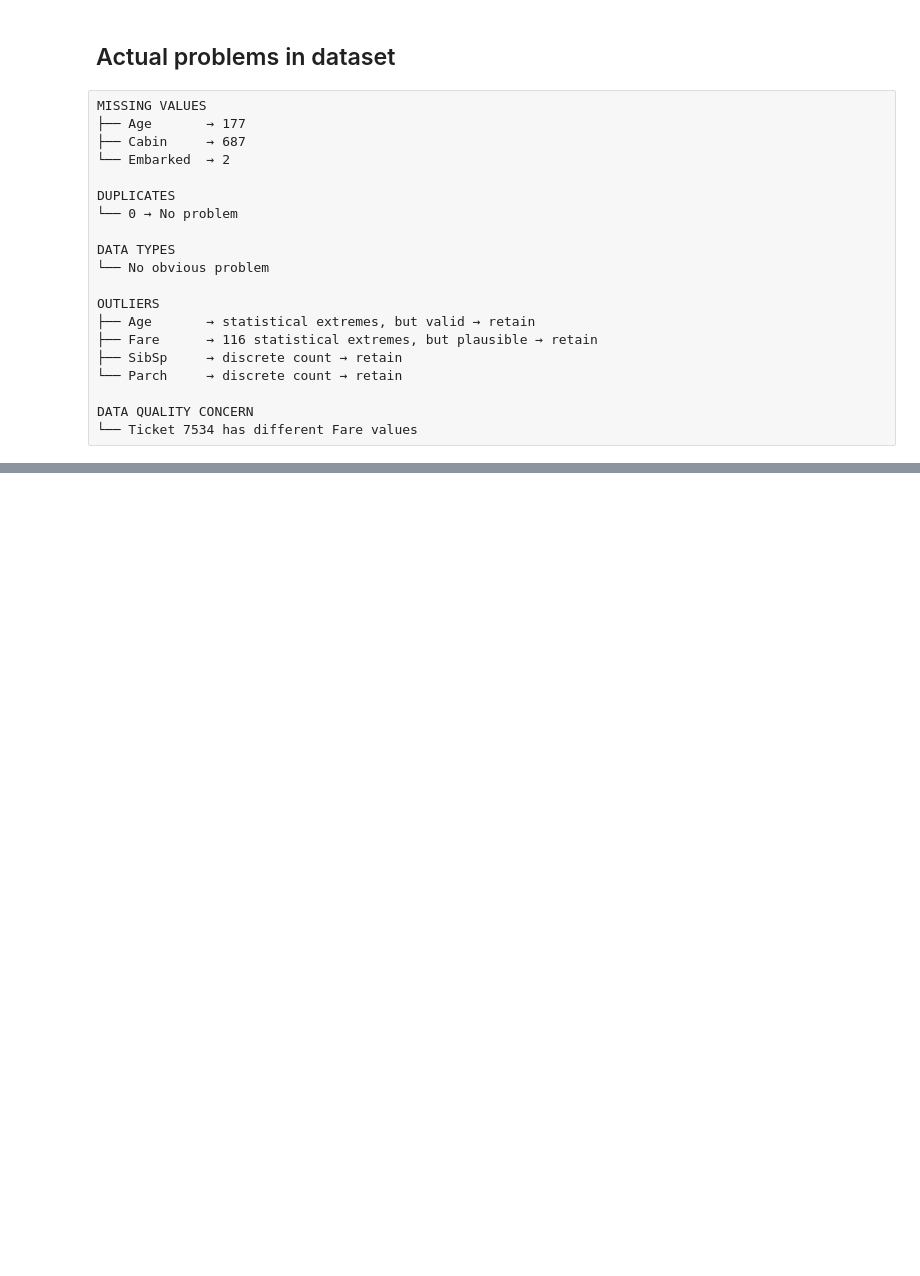
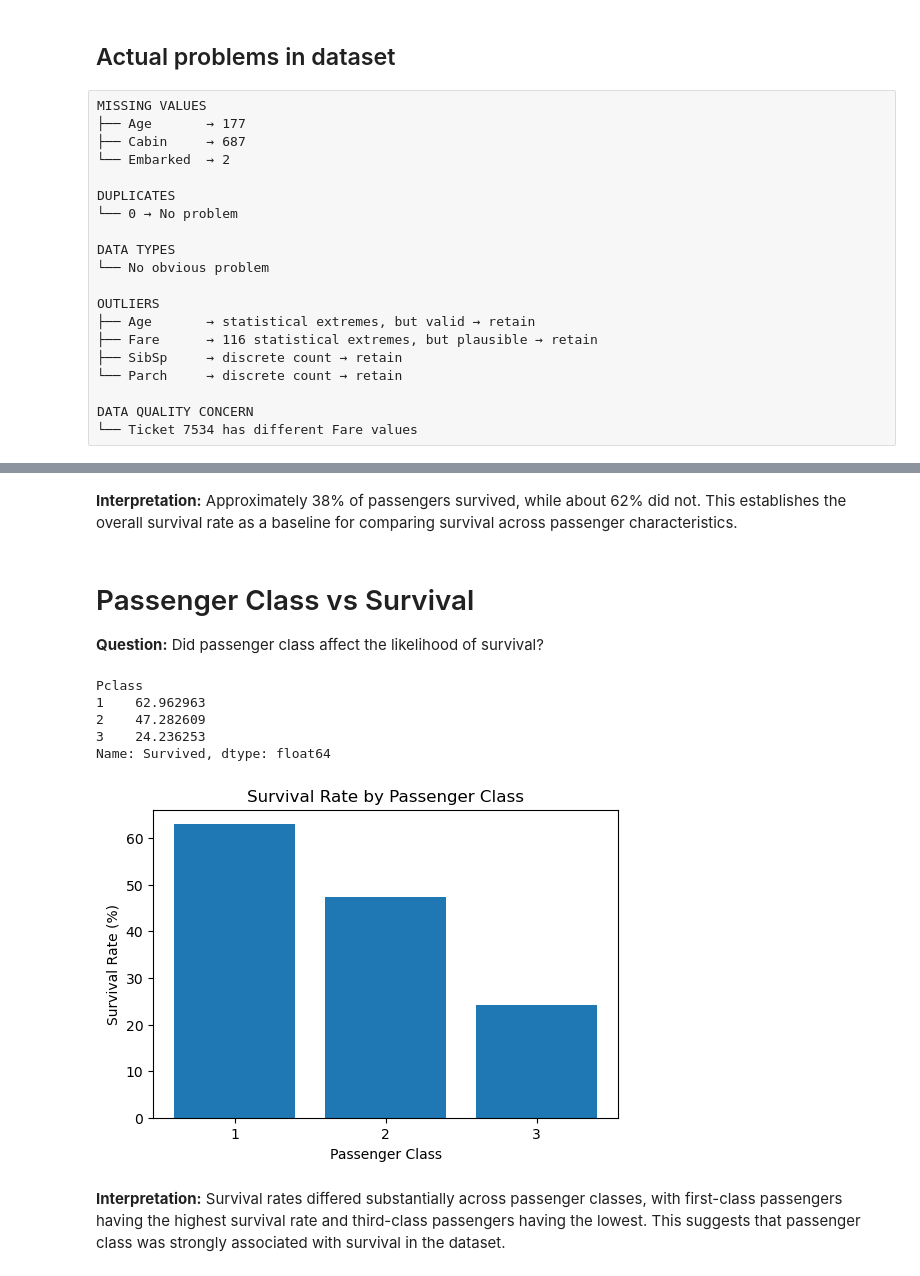
Before and after one commit to jatin-G-V/practice, a Jupyter notebook: week2/EDA_Challenge/EDA.ipynb, the cells around one changed output, grey strips where cells are left out. Cells and saved outputs as stored; diff of their text form; code cells hidden in the pictures; blank space fills up the shorter version.

```diff
--- a/week2/EDA_Challenge/EDA.ipynb
+++ b/week2/EDA_Challenge/EDA.ipynb
@@ -280,0 +491,17 @@ DATA QUALITY CONCERN
+# %% [markdown]
+**Interpretation:** Approximately 38% of passengers survived, while about 62% did not. This establishes the overall survival rate as a baseline for comparing survival across passenger characteristics.
+# %% [markdown]
+# Passenger Class vs Survival
+
+**Question:** Did passenger class affect the likelihood of survival?
+# %%
+# Calculate survival rate for each passenger class
+survival_by_class = df.groupby("Pclass")["Survived"].mean() * 100
+
+survival_by_class
+# %% [output]
+Pclass
+1    62.962963
+2    47.282609
+3    24.236253
+Name: Survived, dtype: float64
@@ -280,0 +516,18 @@ DATA QUALITY CONCERN
+# %%
+# Visualize survival rate by passenger class
+plt.figure(figsize=(6, 4))
+
+plt.bar(
+    survival_by_class.index.astype(str),
+    survival_by_class.values
+)
+
+plt.xlabel("Passenger Class")
+plt.ylabel("Survival Rate (%)")
+plt.title("Survival Rate by Passenger Class")
+
+plt.show()
+# %% [output]
+[figure, added]
+# %% [markdown]
+**Interpretation:** Survival rates differed substantially across passenger classes, with first-class passengers having the highest survival rate and third-class passengers having the lowest. This suggests that passenger class was strongly associated with survival in the dataset.
```
Also changed, not shown: parts of 59 cells of this notebook, 1 other file.
